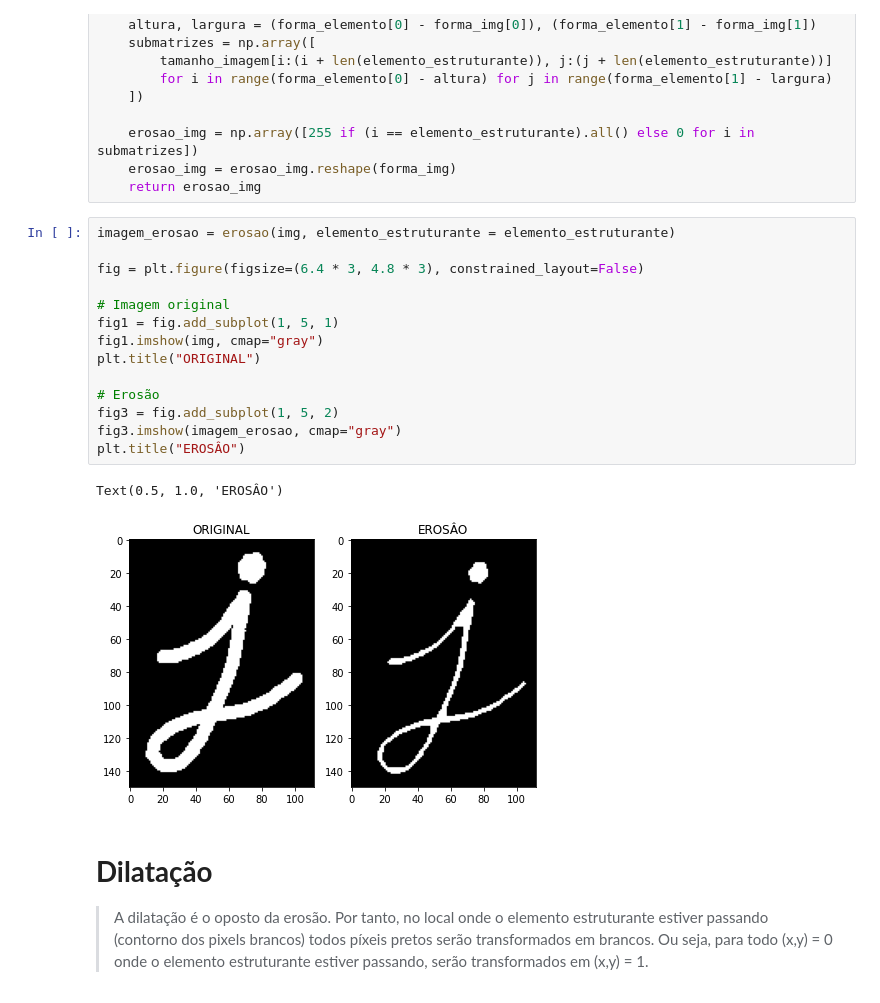
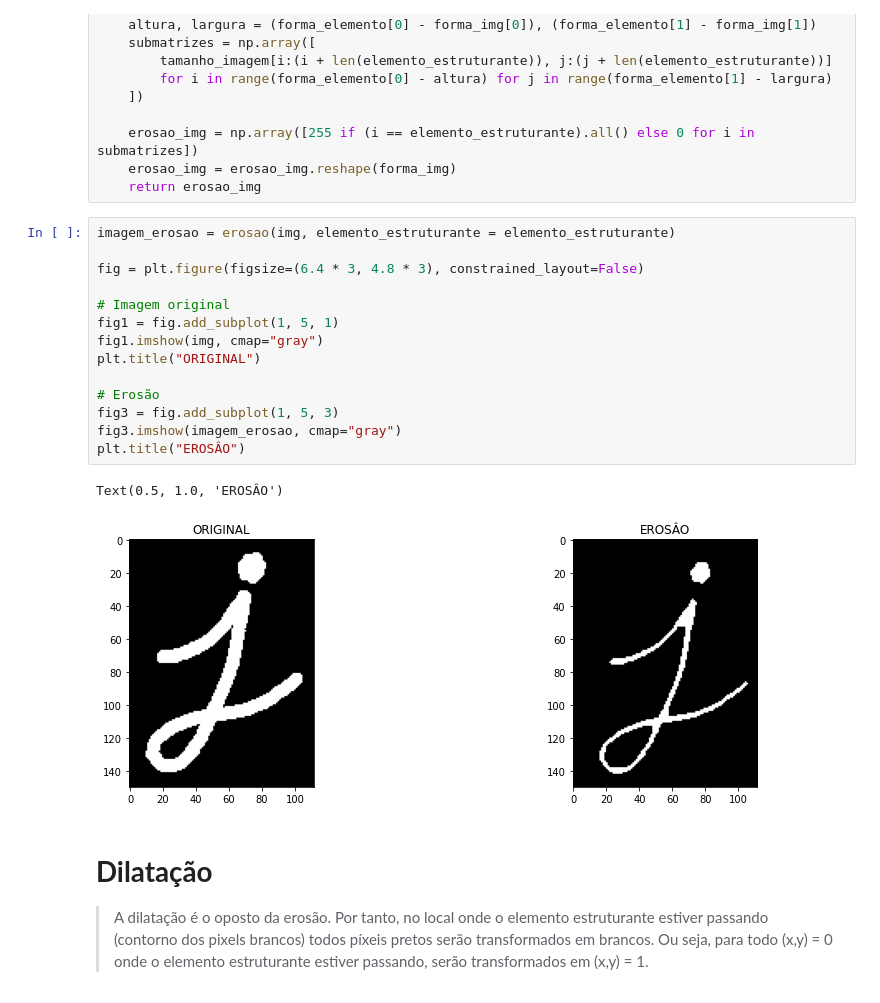
Before and after one commit to Jose-Bruno/ProcessamentoDigitalDeImagens, a Jupyter notebook: Projeto_Final_José_Bruno_da_Silva_Santos.ipynb, the cells around one changed output. Cells and saved outputs as stored; diff of their text form.

```diff
--- a/Projeto_Final_José_Bruno_da_Silva_Santos.ipynb
+++ b/Projeto_Final_José_Bruno_da_Silva_Santos.ipynb
@@ -81,20 +81,20 @@ def erosao(imagem, elemento_estruturante):
 # %%
 imagem_erosao = erosao(img, elemento_estruturante = elemento_estruturante)
 
 fig = plt.figure(figsize=(6.4 * 3, 4.8 * 3), constrained_layout=False)
 
 # Imagem original
 fig1 = fig.add_subplot(1, 5, 1)
 fig1.imshow(img, cmap="gray")
 plt.title("ORIGINAL")
 
 # Erosão
-fig3 = fig.add_subplot(1, 5, 2)
+fig3 = fig.add_subplot(1, 5, 3)
 fig3.imshow(imagem_erosao, cmap="gray")
 plt.title("EROSÂO")
 # %% [output]
 Text(0.5, 1.0, 'EROSÂO')
-[figure, old version]
+[figure, new version]
 # %% [markdown]
 # **Dilatação**
 
```
Also changed, not shown: parts of 3 cells of this notebook.
